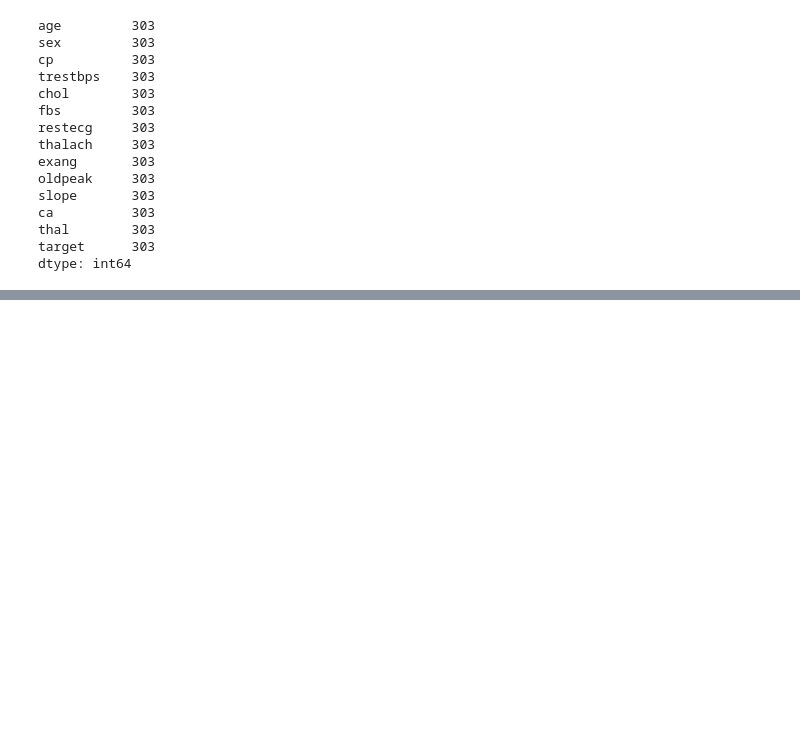
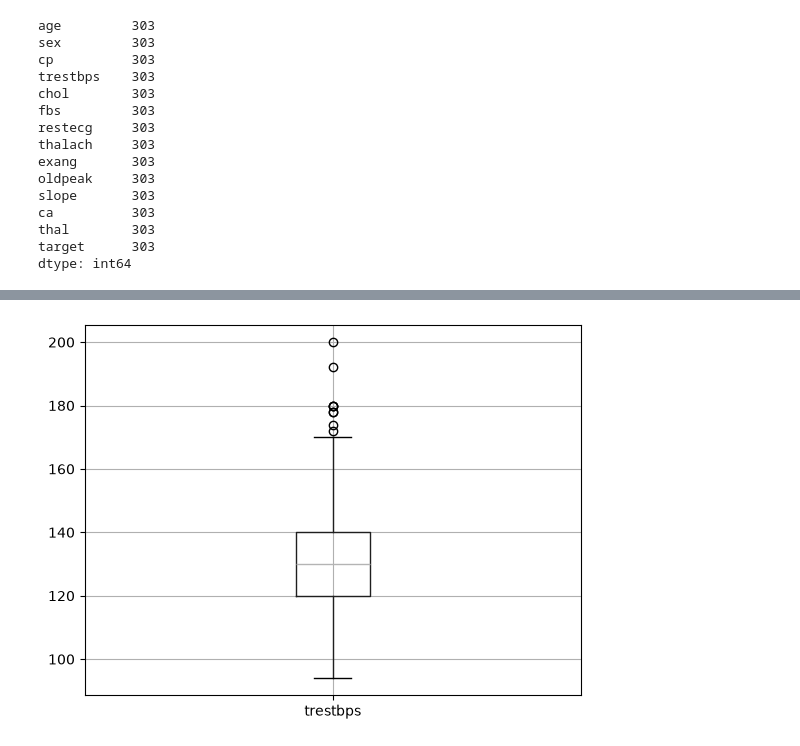
Before and after one commit to Mpho6746/silent-killer-ai-cvd, a Jupyter notebook: notebooks/01_preprocessing.ipynb, the cells around one changed output, grey strips where cells are left out. Saved outputs shown, nothing was run; the diff lists cells and outputs as text; code cells hidden in the pictures; blank space fills up the shorter version.

```diff
--- a/notebooks/01_preprocessing.ipynb
+++ b/notebooks/01_preprocessing.ipynb
@@ -434,0 +157,5 @@ df.describe()
+# %%
+df.boxplot(column="trestbps")
+plt.show()
+# %% [output]
+[figure, added]
```
Also changed, not shown: parts of 61 cells of this notebook, 3 other files.
